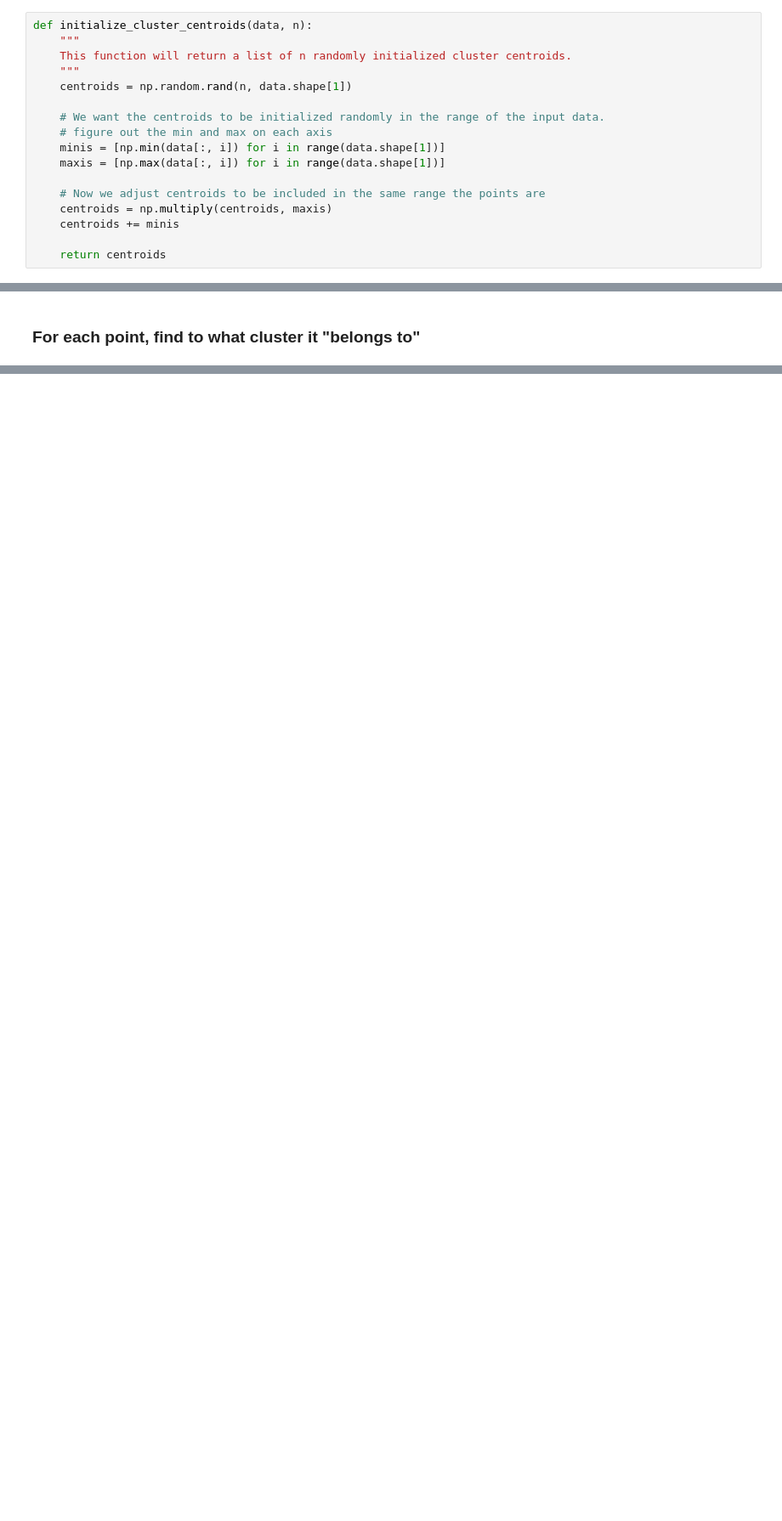
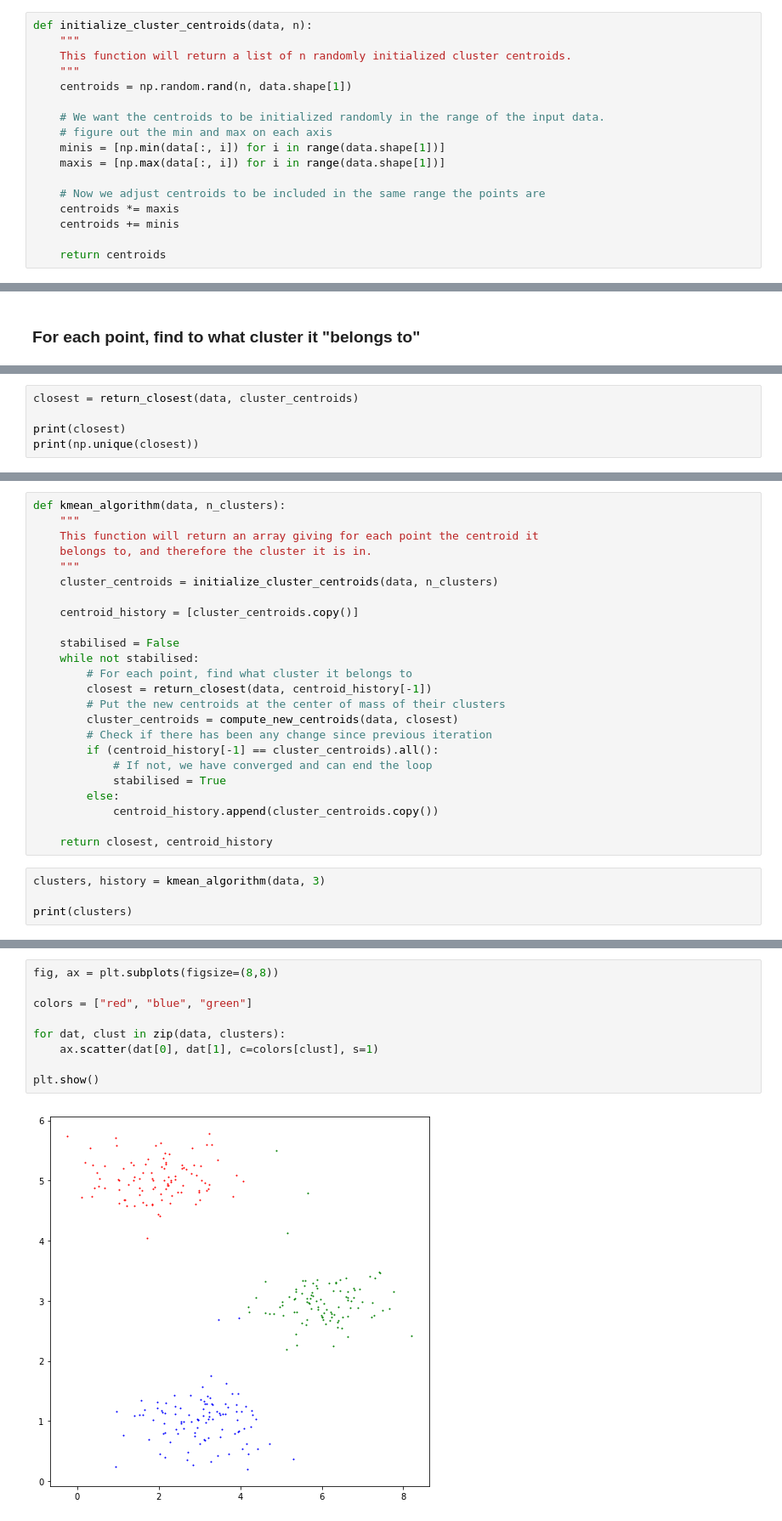
Before and after one commit to AntoineCremel/ING4Files, a Jupyter notebook: machineLearning/week7/Assignment7.ipynb, the cells around one changed output, grey strips where cells are left out. Shown at 85% size. Drawn from its saved outputs; the diff is of its cells as text; blank space fills up the shorter version.

Commit message:
Last bug in kmean machine learning

```diff
--- a/machineLearning/week7/Assignment7.ipynb
+++ b/machineLearning/week7/Assignment7.ipynb
@@ -32,7 +32,7 @@ def initialize_cluster_centroids(data, n):
     maxis = [np.max(data[:, i]) for i in range(data.shape[1])]
 
     # Now we adjust centroids to be included in the same range the points are
-    centroids = np.multiply(centroids, maxis)
+    centroids *= maxis
     centroids += minis
 
     return centroids
@@ -89,0 +73,5 @@ return_closest(data, cluster_centroids)
+# %%
+closest = return_closest(data, cluster_centroids)
+
+print(closest)
+print(np.unique(closest))
@@ -89,0 +132,28 @@ return_closest(data, cluster_centroids)
+# %%
+def kmean_algorithm(data, n_clusters):
+    """
+    This function will return an array giving for each point the centroid it
+    belongs to, and therefore the cluster it is in.
+    """
+    cluster_centroids = initialize_cluster_centroids(data, n_clusters)
+
+    centroid_history = [cluster_centroids.copy()]
+
+    stabilised = False
+    while not stabilised:
+        # For each point, find what cluster it belongs to
+        closest = return_closest(data, centroid_history[-1])
+        # Put the new centroids at the center of mass of their clusters
+        cluster_centroids = compute_new_centroids(data, closest)
+        # Check if there has been any change since previous iteration
+        if (centroid_history[-1] == cluster_centroids).all():
+            # If not, we have converged and can end the loop
+            stabilised = True
+        else:
+            centroid_history.append(cluster_centroids.copy())
+
+    return closest, centroid_history
+# %%
+clusters, history = kmean_algorithm(data, 3)
+
+print(clusters)
@@ -89,0 +174,11 @@ return_closest(data, cluster_centroids)
+# %%
+fig, ax = plt.subplots(figsize=(8,8))
+
+colors = ["red", "blue", "green"]
+
+for dat, clust in zip(data, clusters):
+    ax.scatter(dat[0], dat[1], c=colors[clust], s=1)
+
+plt.show()
+# %% [output]
+[figure, added]
```
Also changed, not shown: parts of 12 cells of this notebook, 1 other file.
